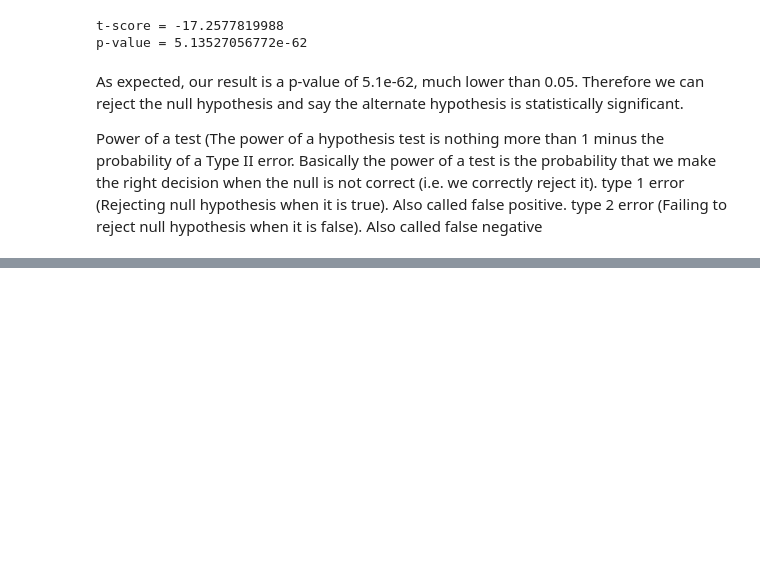
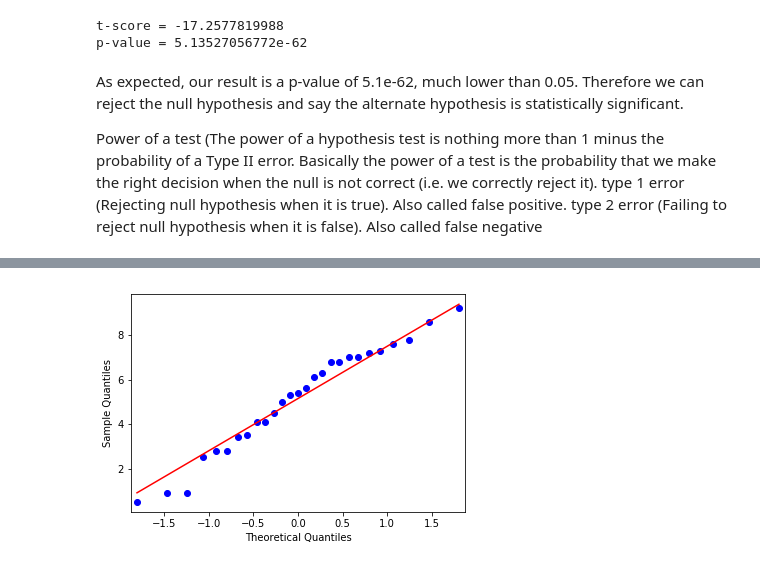
Before and after one commit to DataSciencePros/datascicon.tech, a Jupyter notebook: Statistical Testing.ipynb, the cells around one changed output, grey strips where cells are left out. Cells and saved outputs as stored; diff of their text form; code cells hidden in the pictures; blank space fills up the shorter version.

```diff
--- a/Statistical Testing.ipynb
+++ b/Statistical Testing.ipynb
@@ -179,0 +230,5 @@ Real life example, A/B testing (click rate , ad)
+# %%
+qqplot(diet3_pd['weight.loss'], line='s')
+plt.show()
+# %% [output]
+[figure, added]
```
Also changed, not shown: parts of 9 cells of this notebook, 1 other file.
